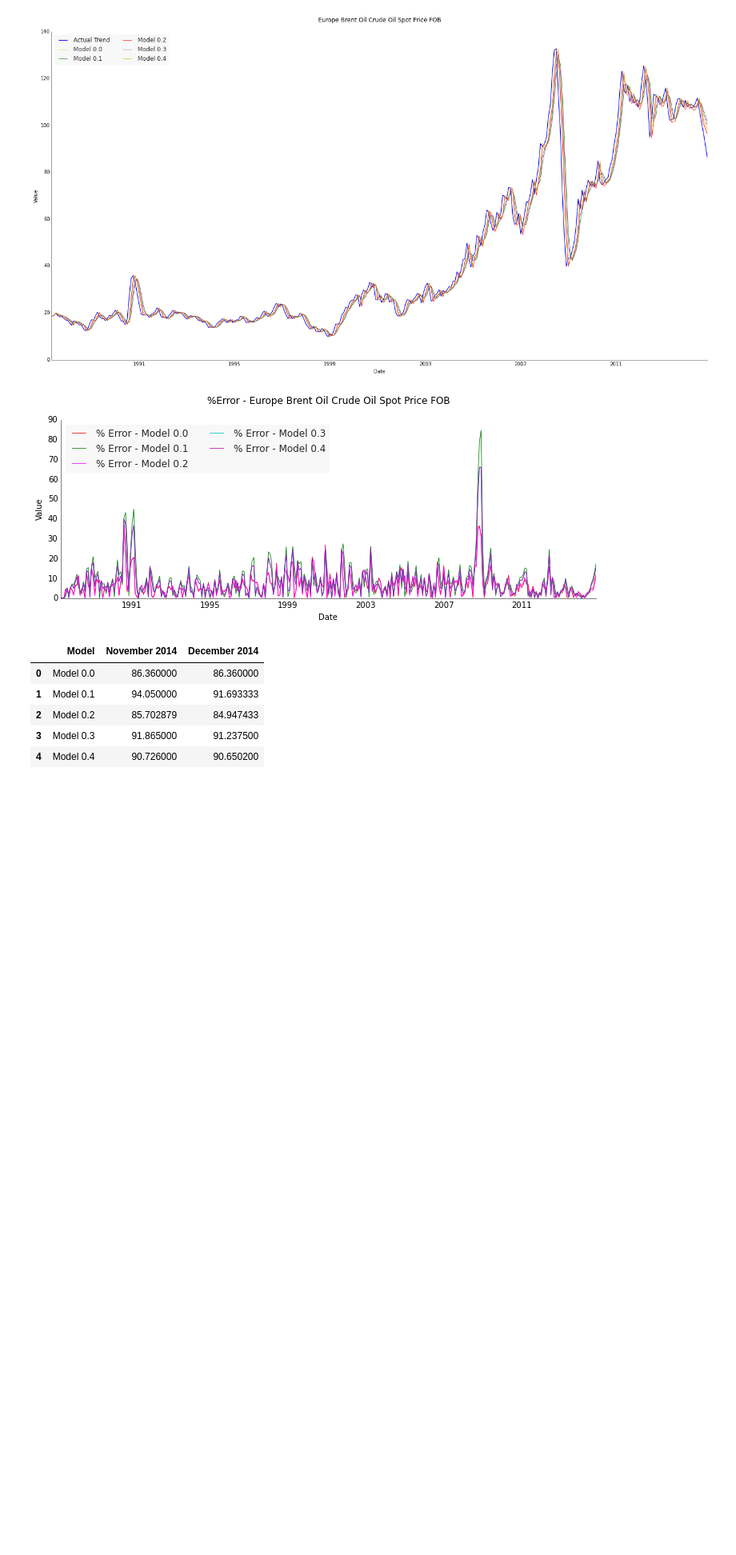
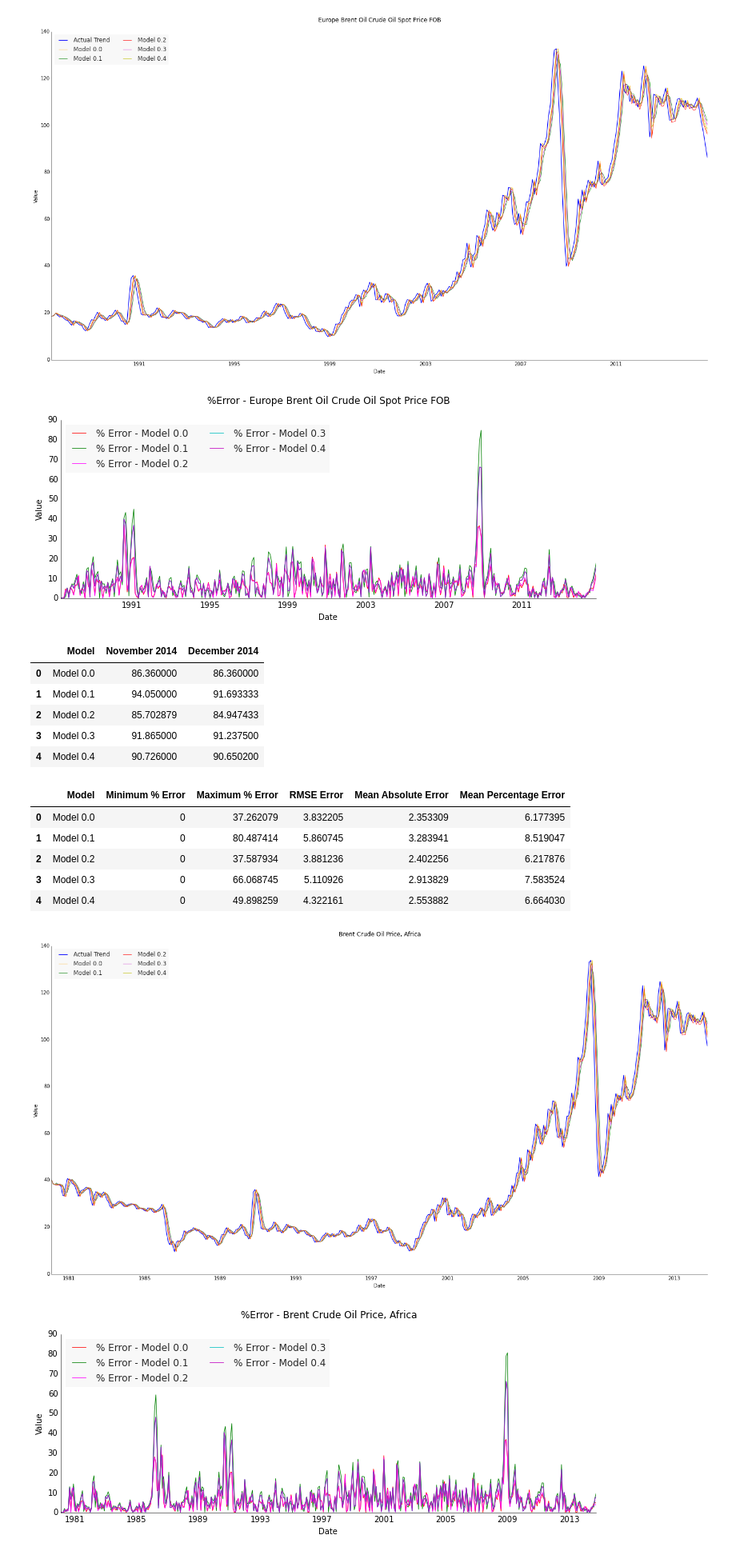
Before and after one commit to Sree-vathsan/CSE591-Data-Science-Project, a Jupyter notebook: baselineModel/bm_oil.ipynb, the cells around one changed output. Shown at 80% size. Cells and saved outputs as stored; diff of their text form; code cells hidden in the pictures; blank space fills up the shorter version.

```diff
--- a/baselineModel/bm_oil.ipynb
+++ b/baselineModel/bm_oil.ipynb
@@ -411,10 +411,10 @@ dfForecast
 | 3 | Model 0.3 | 91.865000 | 91.237500 |
 | 4 | Model 0.4 | 90.726000 | 90.650200 |
 # %%
-#WTI Crude Oil Spot Price Cushing, OK FOB
+#Brent Crude Oil Price, Africa
 fig, axes = plt.subplots(1, figsize=(24,12))
 #Data from Oct 2004 to Oct 2014
-dataWTICrude = pd.read_csv('')
+dataWTICrude = pd.read_csv('https://raw.githubusercontent.com/Sree-vathsan/CSE591-Data-Science-Project/master/baselineModel/Oil-Africa-ODA-POILBRE_USD_198001_201409.csv')
 n = len(dataWTICrude.index)
 #dataWTICrude['Date'] = pd.to_datetime(dataWTICrude['Date'])
 #dataWTICrude = dataWTICrude.sort(columns='Date')
@@ -424,8 +424,8 @@ y = dataWTICrude['Value']
 
 date=[]
 for d in x:
-    date.append(datetime.datetime.strptime(d,'%m/%d/%Y'))
-    #date.append(datetime.datetime.strptime(d,'%Y-%m-%d'))
+    #date.append(datetime.datetime.strptime(d,'%m/%d/%Y'))
+    date.append(datetime.datetime.strptime(d,'%Y-%m-%d'))
 
 ppl.plot(axes, date, y, label=str("Actual Trend"), linewidth=1.25, c='blue')
 
@@ -435,12 +435,12 @@ ppl.plot(axes, date, y, label=str("Actual Trend"), linewidth=1.25, c='blue')
 #pred_y0 = np.repeat(startValue, n)
 
 
-axes.set_title("Europe Brent Oil Crude Oil Spot Price FOB\n")
+axes.set_title("Brent Crude Oil Price, Africa\n")
 axes.set_ylabel('Value')
 axes.set_xlabel('Date')
 
 fig1, axes1 = plt.subplots(1, figsize=(12,4))
-axes1.set_title("%Error - Europe Brent Oil Crude Oil Spot Price FOB\n ")
+axes1.set_title("%Error - Brent Crude Oil Price, Africa\n ")
 axes1.set_ylabel('Value')
 axes1.set_xlabel('Date')
 
@@ -559,30 +559,39 @@ dfErr['Model'] = ('Model 0.0', 'Model 0.1', 'Model 0.2', 'Model 0.3','Model 0.4'
 dfErr['Minimum % Error'] = (min(errVar_y0), min(errVar_y1),min(errVar_y2),min(errVar_y3),min(errVar_y4))
 dfErr['Maximum % Error'] = (max(errVar_y0), max(errVar_y1),max(errVar_y2),max(errVar_y3),max(errVar_y4))
 dfErr['RMSE Error'] = (errRMS_y0,errRMS_y1,errRMS_y2,errRMS_y3,errRMS_y4)
 dfErr['Mean Absolute Error'] = (np.mean(errABS_y0),np.mean(errABS_y1),np.mean(errABS_y2),np.mean(errABS_y3),np.mean(errABS_y4))
 dfErr['Mean Percentage Error']= (np.mean(errVar_y0),np.mean(errVar_y1),np.mean(errVar_y2),np.mean(errVar_y3),np.mean(errVar_y4))
 dfForecast = pd.DataFrame(data=None, columns=['Model','November 2014','December 2014'])
 dfForecast['Model'] = ('Model 0.0', 'Model 0.1', 'Model 0.2','Model 0.3','Model 0.4')
 
 novForecast=[]
 novForecast.append(y[0])
 novForecast.append((y[0]+y[1]+y[2])/3)
 novForecast.append(0.976*y[0] + 0.01373*y[1] + 0.1157)
 novForecast.append(91.865)
 novForecast.append(90.726)
 decForecast=[]
 decForecast.append(y[0])
 decForecast.append((novForecast[1] + y[0] + y[1])/3)
 decForecast.append(novForecast[2]*0.976 + 0.01373*y[0] + 0.1157)
 decForecast.append(91.2375)
 decForecast.append(90.6502)
 dfForecast['November 2014'] = novForecast
 dfForecast['December 2014'] = decForecast
 dfErr
 
 #(novForecast0,novForecast1,novForecast2)
 
 #print("Minimum % Error")
 #print(min(err_y))
 #print("Maximum % Error")
 #print(max(err_y))
+# %% [output]
+|  | Model | Minimum % Error | Maximum % Error | RMSE Error | Mean Absolute Error | Mean Percentage Error |
+| 0 | Model 0.0 | 0 | 37.262079 | 3.832205 | 2.353309 | 6.177395 |
+| 1 | Model 0.1 | 0 | 80.487414 | 5.860745 | 3.283941 | 8.519047 |
+| 2 | Model 0.2 | 0 | 37.587934 | 3.881236 | 2.402256 | 6.217876 |
+| 3 | Model 0.3 | 0 | 66.068745 | 5.110926 | 2.913829 | 7.583524 |
+| 4 | Model 0.4 | 0 | 49.898259 | 4.322161 | 2.553882 | 6.664030 |
+[figure, added]
+[figure, added]
```
Also changed, not shown: parts of 1 cell of this notebook, 4 other files.
